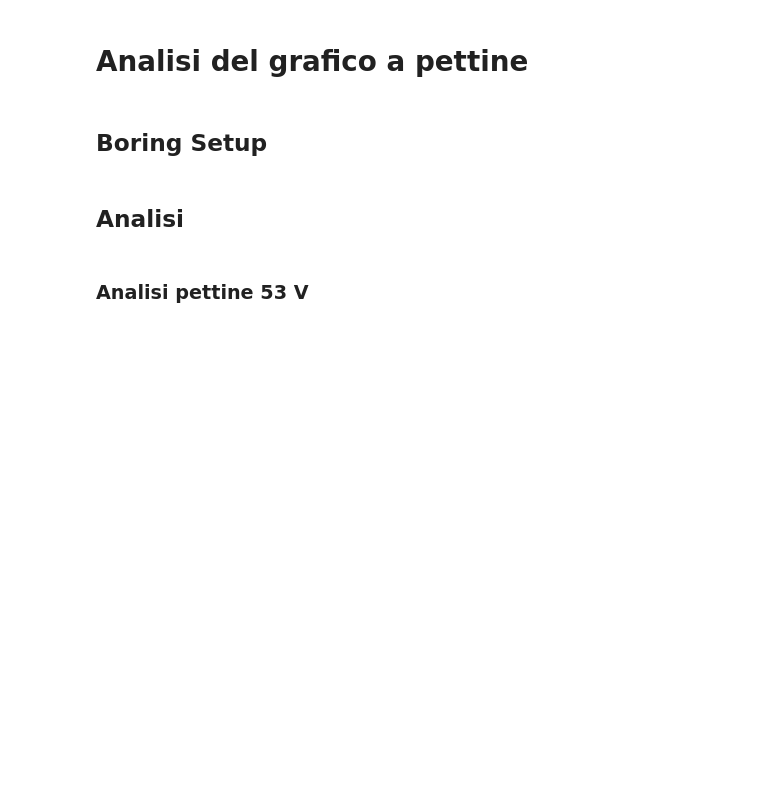
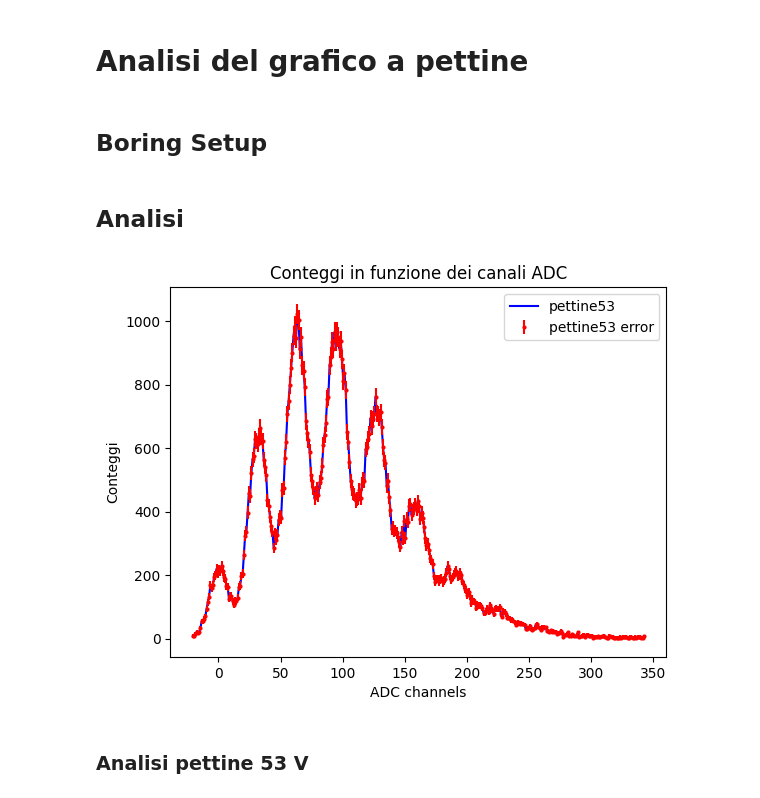
Before and after one commit to Pavar0tty/Laboratorio_SiPM, a Jupyter notebook: Esperimento/Configurazione/Analisi Pettine piu gaussiane/analisi_pettine.ipynb, the cells around one changed output. Cells and saved outputs as stored; diff of their text form; code cells hidden in the pictures; blank space fills up the shorter version.

```diff
--- a/Esperimento/Configurazione/Analisi Pettine piu gaussiane/analisi_pettine.ipynb
+++ b/Esperimento/Configurazione/Analisi Pettine piu gaussiane/analisi_pettine.ipynb
@@ -36,12 +35,18 @@ def assign_errors(df: pd.DataFrame, lim = 30) -> np.ndarray:
     L'errore è considerato gaussiano se ci sono abbastanza eventi.
     Se il numero di eventi è minore di lim, va riconsiderato.
     """
+    ys = list(df.iloc[:,1])
+    tot = np.sum(ys)
     ers = np.zeros(len(df))
-    for i in range(len(df)):
-        if df.iloc[i,1] > lim: # type: ignore
-            ers[i] = np.sqrt(df.iloc[i,1]) # type: ignore
+
+    i = 0
+    for y in ys:
+        if y > lim: # type: ignore
+            ers[i] = np.sqrt(y) # type: ignore
         else:
             ers[i] = np.sqrt(lim) # FIXME
+            #ers[i] = np.sqrt(y * y/tot * (1 - y/tot))
+        i += 1
 
     return ers
 
@@ -111,19 +116,21 @@ p55_5_err = assign_errors(p55_5, thr_errors)
 # %%
 # commentare quelle che non servono
 
 plt.plot(p53.iloc[:,0], p53.iloc[:,1], label='pettine53', color='blue')
-#plt.errorbar(p53.iloc[:,0], p53.iloc[:,1], yerr=p53_err, fmt='o', color='red', markersize=2, label='pettine53 error')
+plt.errorbar(p53.iloc[:,0], p53.iloc[:,1], yerr=p53_err, fmt='o', color='red', markersize=2, label='pettine53 error')
 
-plt.plot(p53_5.iloc[:,0], p53_5.iloc[:,1], label='pettine53_5', color='cyan')
-plt.plot(p54.iloc[:,0], p54.iloc[:,1], label='pettine54', color='red')
-plt.plot(p54_5.iloc[:,0], p54_5.iloc[:,1], label='pettine54_5', color='orange')
-plt.plot(p55_5.iloc[:,0], p55_5.iloc[:,1], label='pettine55_5', color='purple')
+#plt.plot(p53_5.iloc[:,0], p53_5.iloc[:,1], label='pettine53_5', color='cyan')
+#plt.plot(p54.iloc[:,0], p54.iloc[:,1], label='pettine54', color='red')
+#plt.plot(p54_5.iloc[:,0], p54_5.iloc[:,1], label='pettine54_5', color='orange')
+#plt.plot(p55_5.iloc[:,0], p55_5.iloc[:,1], label='pettine55_5', color='purple')
 
 plt.xlabel('ADC channels')
 plt.ylabel('Conteggi')
 plt.title('Conteggi in funzione dei canali ADC')
 plt.legend()
 plt.show()
+# %% [output]
+[figure, added]
 # %% [markdown]
 ### Analisi pettine 53 V
 # %%
```
Also changed, not shown: parts of 5 cells of this notebook.
